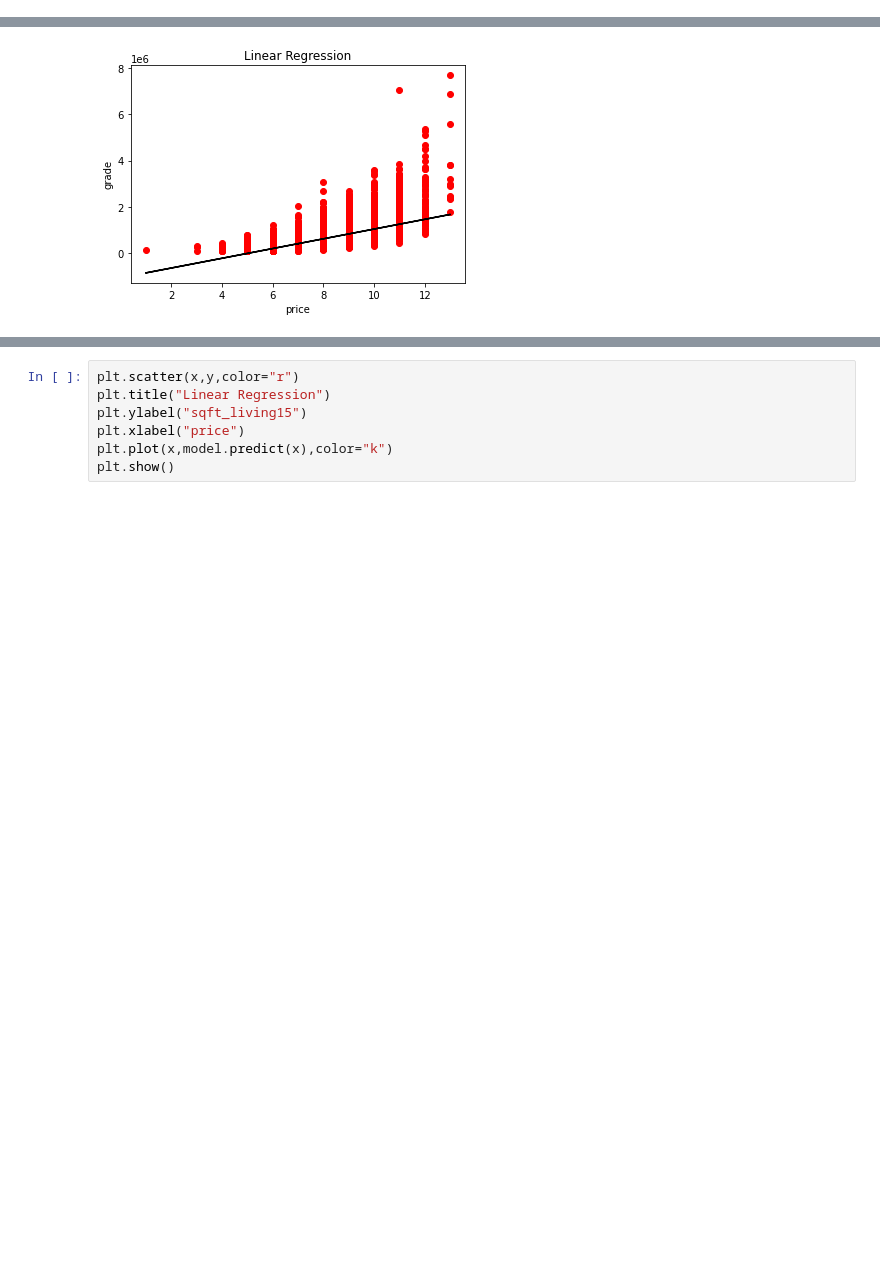
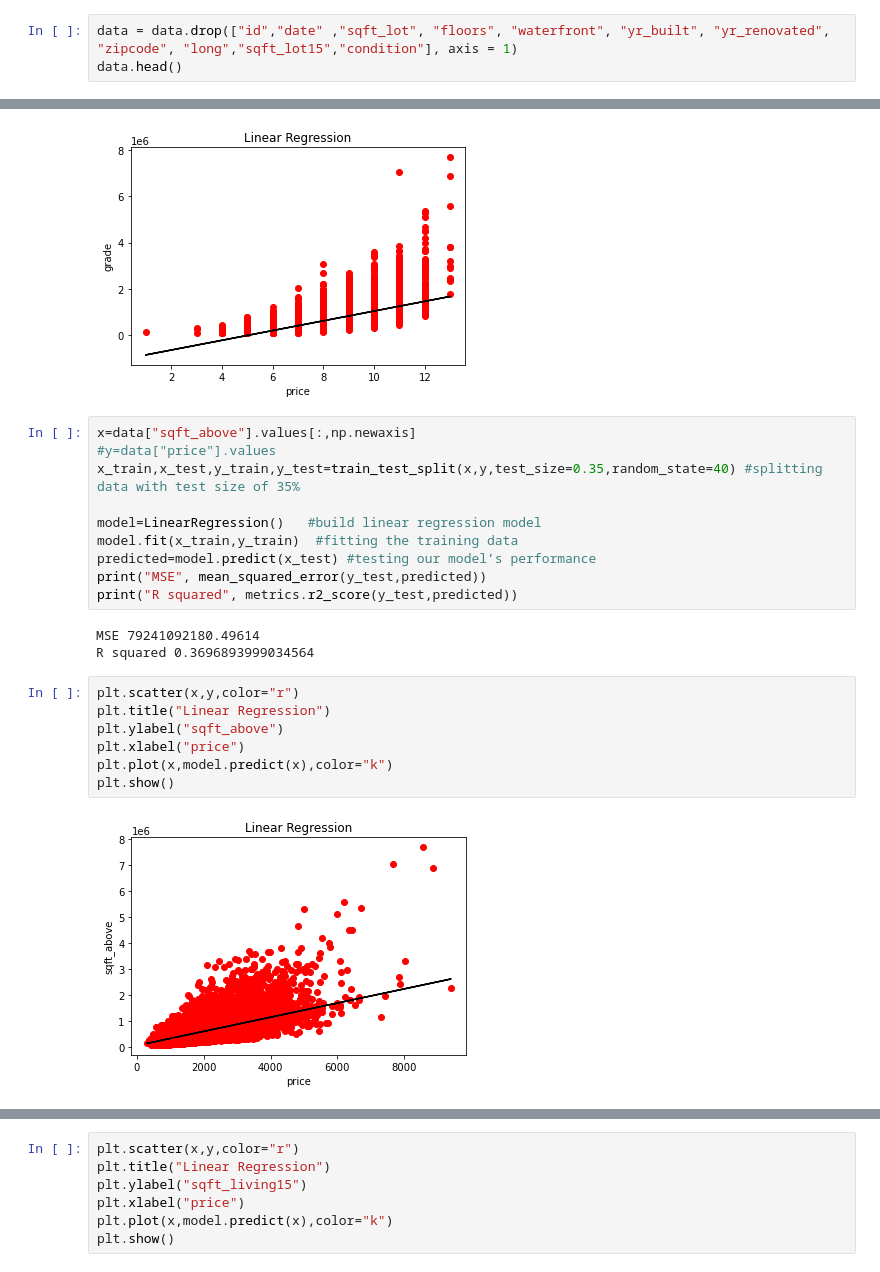
Before and after one commit to Abdou240/Python-Artificial_Intelligence, a Jupyter notebook: IA/IA_Checkpoint/First Step into machine Learning.ipynb, the cells around one changed output, grey strips where cells are left out. Saved outputs shown, nothing was run; the diff lists cells and outputs as text; blank space fills up the shorter version.

```diff
--- a/IA/IA_Checkpoint/First Step into machine Learning.ipynb
+++ b/IA/IA_Checkpoint/First Step into machine Learning.ipynb
@@ -179,0 +157,3 @@ plt.show()
+# %%
+data = data.drop(["id","date" ,"sqft_lot", "floors", "waterfront", "yr_built", "yr_renovated", "zipcode", "long","sqft_lot15","condition"], axis = 1)
+data.head()
@@ -235,5 +220,27 @@ plt.plot(x,model.predict(x),color="k")
 plt.show()
 # %% [output]
 [figure]
+# %%
+x=data["sqft_above"].values[:,np.newaxis]
+#y=data["price"].values
+x_train,x_test,y_train,y_test=train_test_split(x,y,test_size=0.35,random_state=40) #splitting data with test size of 35%
+
+model=LinearRegression()   #build linear regression model
+model.fit(x_train,y_train)  #fitting the training data
+predicted=model.predict(x_test) #testing our model’s performance
+print("MSE", mean_squared_error(y_test,predicted))
+print("R squared", metrics.r2_score(y_test,predicted))
+# %% [output]
+MSE 79241092180.49614
+R squared 0.3696893999034564
+# %%
+plt.scatter(x,y,color="r")
+plt.title("Linear Regression")
+plt.ylabel("sqft_above")
+plt.xlabel("price")
+plt.plot(x,model.predict(x),color="k")
+plt.show()
+# %% [output]
+[figure, added]
 # %%
 x=data["sqft_living15"].values[:,np.newaxis]
```
Also changed, not shown: parts of 59 cells of this notebook, 1 other file.
